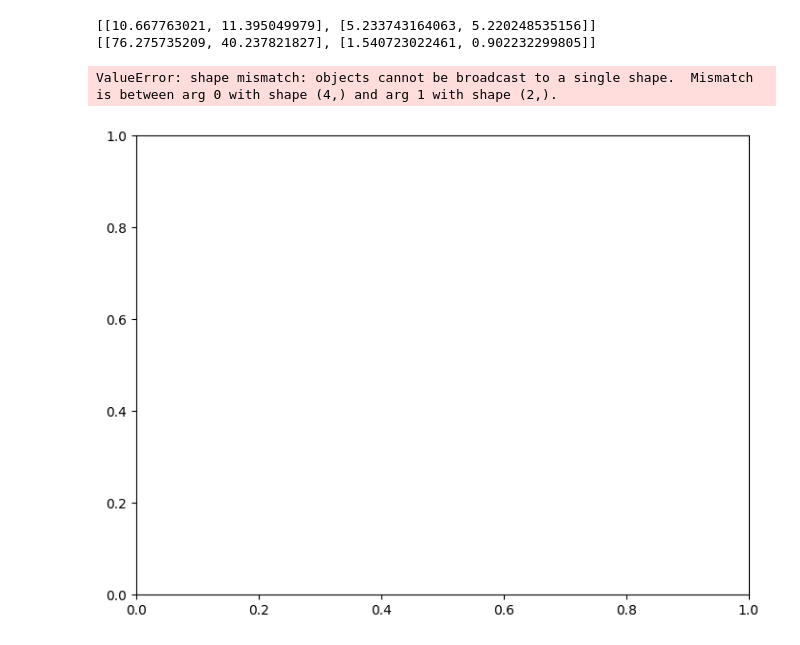
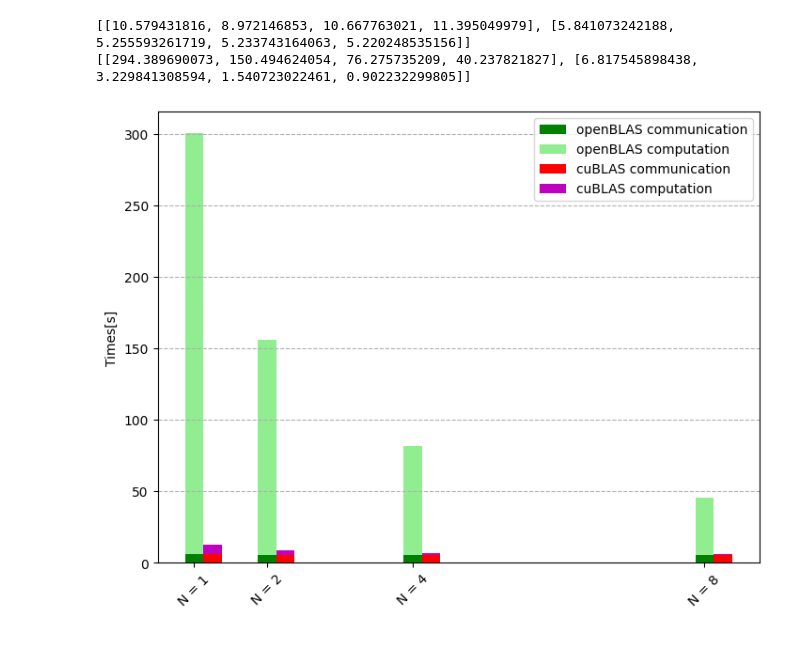
Before and after one commit to RodTol/HPC_part_2, a Jupyter notebook: matrix_mult/notebook.ipynb, the cells around one changed output. Drawn from its saved outputs; the diff is of its cells as text; code cells hidden in the pictures.

Commit message:
matrix times

```diff
--- a/matrix_mult/notebook.ipynb
+++ b/matrix_mult/notebook.ipynb
@@ -174,7 +173,7 @@ def plot(df):
     ticks = ['N = ' +str(size) for size in name]
     ax.set_xticks(X+0.25, (ticks))
     ax.legend(labels=['openBLAS comunication', 'openBLAS computation', 'cuBLAS communication',  'cuBLAS computation'])
-
+    plt.xticks(fontsize=10, rotation=45)
     plt.show()
 # %%
 for i in data_frames:
@@ -222,36 +221,37 @@ def scalability(vector_df):
                 comm_time_3.append(comm_time[2][j])
 
                 #compute_time_1.append(compute_time[0][j])
                 compute_time_2.append(compute_time[1][j])
                 compute_time_3.append(compute_time[2][j])
 
     comm_time_accros = [comm_time_2, comm_time_3]
     compute_time_accros = [compute_time_2, compute_time_3]
     print(comm_time_accros)
     print(compute_time_accros)
 
     #X = np.arange(len(comm_time_accros[0]))
     X = np.array([1,2,4,8])
     fig = plt.figure()
     ax = fig.add_axes([0,0,1,1])
     #ax.bar(X + 0.00, comm_time_accros[0], color = 'b', width = 0.25)
     #ax.bar(X + 0.00, compute_time_accros[0], bottom=comm_time_accros[0], color = 'c', width = 0.25)
 
+
     ax.bar(X + 0.25, comm_time_accros[0], color = 'g', width = 0.25)
     ax.bar(X + 0.25, compute_time_accros[0], bottom=comm_time_accros[1], color = 'LightGreen', width = 0.25)
 
     ax.bar(X + 0.50, comm_time_accros[1], color = 'r', width = 0.25)
-    ax.bar(X + 0.50, compute_time_accros[1], bottom=comm_time_accros[2], color = 'm', width = 0.25)
+    ax.bar(X + 0.50, compute_time_accros[1], bottom=comm_time_accros[1], color = 'm', width = 0.25)
 
     ax.set_ylabel('Times[s]')
     ax.set_xticks(X+0.25, ('N = 1', 'N = 2', 'N = 4', 'N = 8'))
     ax.legend(labels=['openBLAS communication', 'openBLAS computation', 'cuBLAS communication',  'cuBLAS computation'])
     ax.grid(linestyle = '--', axis = 'y')
+    plt.xticks(fontsize=10, rotation=45)
     plt.show()
 
-scalability(data_frames[1:])
+scalability(data_frames)
 # %% [output]
-[[10.667763021, 11.395049979], [5.233743164063, 5.220248535156]]
-[[76.275735209, 40.237821827], [1.540723022461, 0.902232299805]]
+[[10.579431816, 8.972146853, 10.667763021, 11.395049979], [5.841073242188, 5.255593261719, 5.233743164063, 5.220248535156]]
+[[294.389690073, 150.494624054, 76.275735209, 40.237821827], [6.817545898438, 3.229841308594, 1.540723022461, 0.902232299805]]
-ValueError: shape mismatch: objects cannot be broadcast to a single shape.  Mismatch is between arg 0 with shape (4,) and arg 1 with shape (2,).
-[figure, old version]
+[figure, new version]
```
Also changed, not shown: parts of 3 cells of this notebook, 2 other files.
